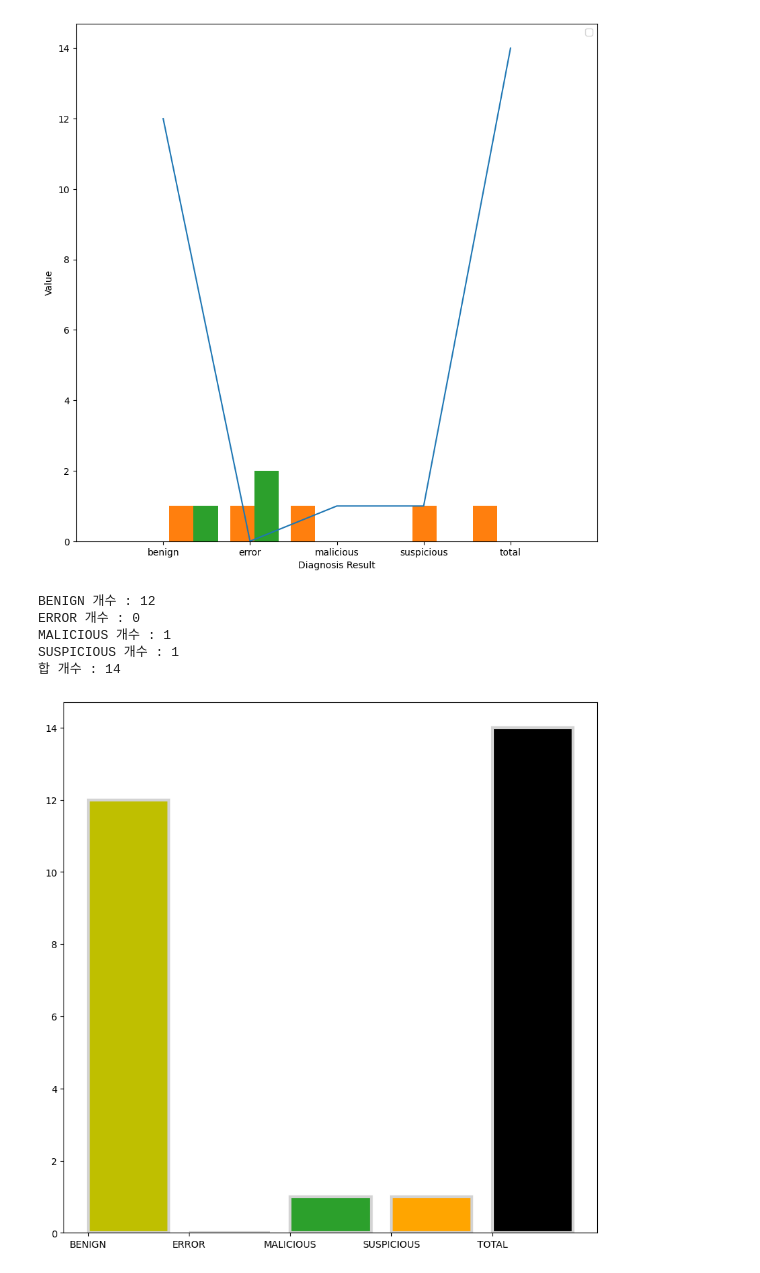
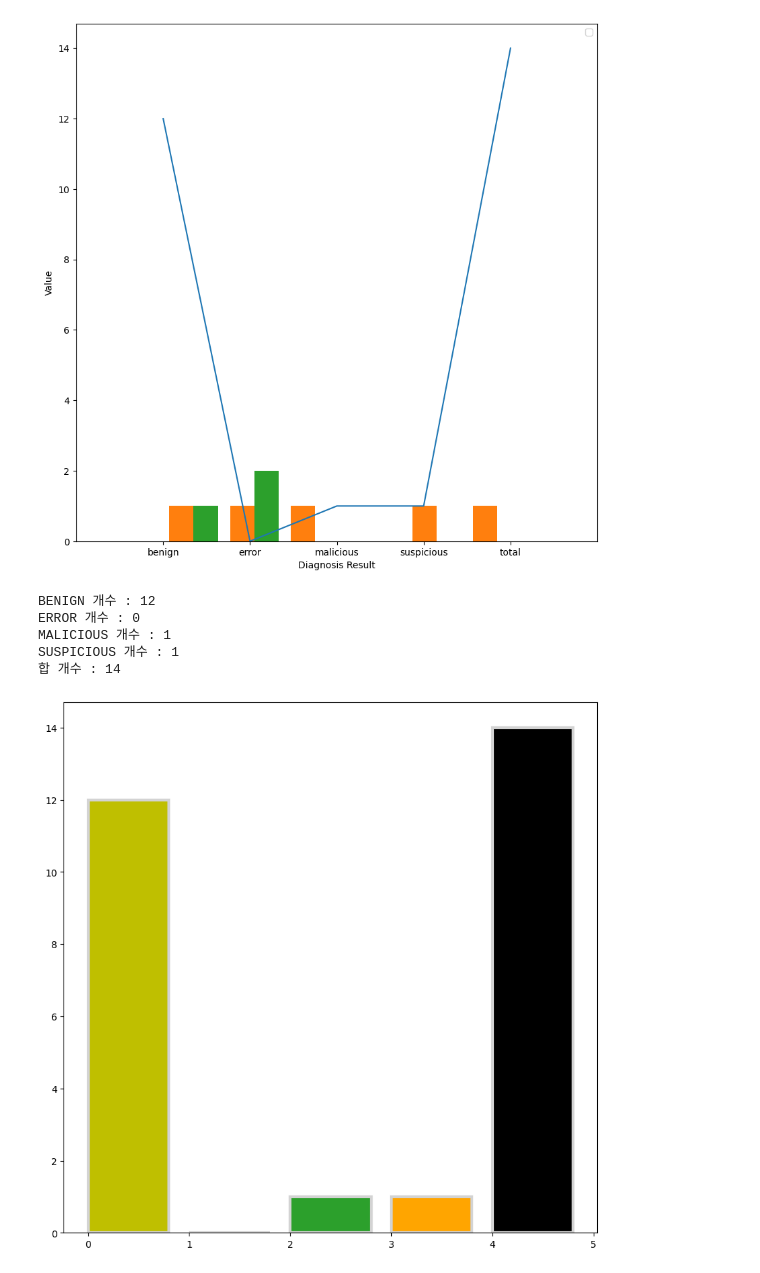
Before and after one commit to alswooy/pyCSV, a Jupyter notebook: seculeterdata (1).ipynb, the cells around one changed output. Saved outputs shown, nothing was run; the diff lists cells and outputs as text; code cells hidden in the pictures.

```diff
--- a/seculeterdata (1).ipynb
+++ b/seculeterdata (1).ipynb
@@ -656,11 +656,27 @@ f.close()
 # %%
+benign=[cnt00b,cnt01b,cnt02b,cnt03b,cnt04b,cnt05b,cnt06b,cnt07b,cnt08b,cnt09b,
+        cnt10b,cnt11b,cnt12b,cnt13b,cnt14b,cnt15b,cnt16b,cnt17b,cnt18b,cnt19b,
+        cnt20b,cnt21b,cnt22b,cnt23b]
+malicious=[cnt00m,cnt01m,cnt02m,cnt03m,cnt04m,cnt05m,cnt06m,cnt07m,cnt08m,cnt09m,
+           cnt10m,cnt11m,cnt12m,cnt13m,cnt14m,cnt15m,cnt16m,cnt17m,cnt18m,cnt19m,
+           cnt20m,cnt21m,cnt22m,cnt23m]
+suspicious=[cnt00s,cnt01s,cnt02s,cnt03s,cnt04s,cnt05s,cnt06s,cnt07s,cnt08s,cnt09s
+            ,cnt10s,cnt11s,cnt12s,cnt13s,cnt14s,cnt15s,cnt16s,cnt17s,cnt18s,cnt19s,
+            cnt20s,cnt21s,cnt22s,cnt23s]
 
-value00=[cnt00b,cnt00e,cnt00b,cnt00b,totalcnt00]
-value01=[cnt01b,cnt01e,cnt01b,cnt01b,totalcnt23]
-result = ['BENIGN','ERROR','MALICIOUS','SUSPICIOUS','TOTAL']
-x = np.arange(5)
-plt.bar(x,value00)
-plt.bar(x,value23)
-plt.xticks(x,result)
-plt.show()
+error=[cnt00e,cnt01e,cnt02e,cnt03e,cnt04e,cnt05e,cnt06e,cnt07e,cnt08e,cnt09e,
+       cnt10e,cnt11e,cnt12e,cnt13e,cnt14e,cnt15e,cnt16e,cnt17e,cnt18e,cnt19e
+       ,cnt20e,cnt21e,cnt22e,cnt23e]
+total=[totalcnt00,totalcnt01,totalcnt02,totalcnt03,totalcnt04,
+       totalcnt05,totalcnt06,totalcnt07,totalcnt08,totalcnt09,
+       totalcnt10,totalcnt11,totalcnt12,totalcnt13,totalcnt14,
+       totalcnt15,totalcnt16,totalcnt17,totalcnt18,totalcnt19,
+       totalcnt20,totalcnt21,totalcnt22,totalcnt23]
+
+time=['00','01','02','03','04','05','06','07','08','09',
+      '10','11','12','13','14','15','16','17','18','19',
+      '20','21','22','23']
+
+df=pd.DataFrame({'BENIGN':benign,'MALICIOUS':malicious,'SUSPICIOUS':suspicious,'ERROR':error,'TOTAL':total},index=time)
+df
 # %% [output]
@@ -712,32 +784,32 @@ import numpy as np
 with open('test2.csv',encoding='utf-8') as file:
     data=file.read()
     result=[]
 
 
     benign=data.count('BENIGN')
     error=data.count('ERROR')
     malicious=data.count('MALICIOUS')
     suspicious=data.count('SUSPICIOUS')
     total=benign+error+malicious+suspicious
     test=[benign,error,malicious,suspicious,total]
 print('BENIGN 개수 :', benign)
 print('ERROR 개수 :', error)
 print('MALICIOUS 개수 :', malicious)
 print('SUSPICIOUS 개수 :', suspicious)
 print('합 개수 :', total)
 fig = plt.figure(figsize=(10,10)) ## 캔버스 생성
 fig.set_facecolor('white') #배경색 설정
 x = np.arange(5) # 주어진 범위와 간견에 따라 균일한 값을 갖는 어레이를 반환
 colors = ['y', 'red', 'C2','orange','black']
 result = ['BENIGN','ERROR','MALICIOUS','SUSPICIOUS','TOTAL']
 value = [benign,error,malicious,suspicious,total]
 plt.bar(x,value,color=colors,align='edge',edgecolor='lightgray',linewidth=3)
-plt.xticks(x,result)
+# plt.xticks(x,result)
 plt.show()
 # %% [output]
 BENIGN 개수 : 12
 ERROR 개수 : 0
 MALICIOUS 개수 : 1
 SUSPICIOUS 개수 : 1
 합 개수 : 14
-[figure, old version]
+[figure, new version]
```
Also changed, not shown: parts of 3 cells of this notebook.
